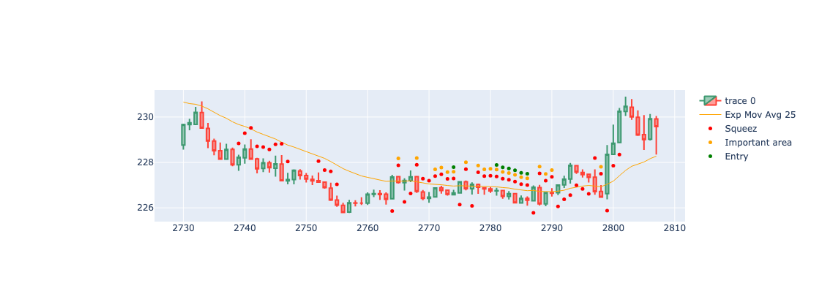
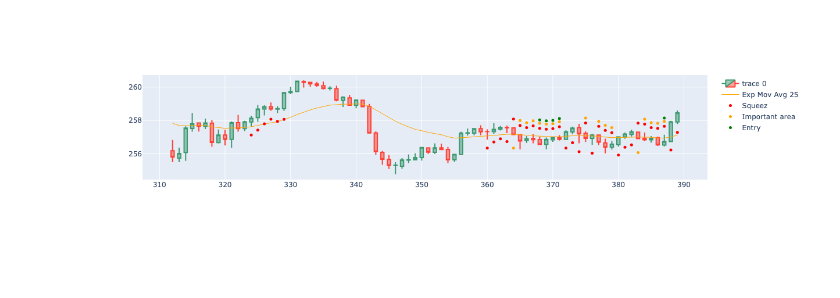
Before and after one commit to gastoncs/jupyter-docker, a Jupyter notebook: app/src/practice/squeez/testBolingerBands-v2.ipynb, the cells around one changed output. Drawn from its saved outputs; the diff is of its cells as text; code cells hidden in the pictures; blank space fills up the shorter version.

Commit message:
Minor changes to Trend functions

```diff
--- a/app/src/practice/squeez/testBolingerBands-v2.ipynb
+++ b/app/src/practice/squeez/testBolingerBands-v2.ipynb
@@ -33,3 +33,8 @@ class EMA25(enum.Enum):
     PRICE_ACCION_NEUTRAL = 0
     PRICE_ACCION_UNDER = 1
     PRICE_ACCION_OVER = 2
+
+class TREND(enum.Enum):
+    NEUTRAL = 0
+    UP = 1
+    DOWN = 2
@@ -95,9 +220,13 @@ def detectPosibleBreak(candle):
 
     return posibleBreak
 
+df['trendDaylyShortTerm'] = detectDailyTrendShortTerm()
+df['trendDaylyLongTerm'] = detectDailyTrendLongTerm()
 df['squeeze'] = df.apply(lambda row: detectSqueeze(row.name), axis=1)
 df['squeezeCloseToEma'] = df.apply(lambda row: detectSqueezeCloseToEMA(row.name), axis=1)
 df['posibleBreak'] = df.apply(lambda row: detectPosibleBreak(row.name), axis=1)
+
+#df.to_csv('squezze.csv', index=False)
 # %%
 def posibleBreakArea(x):
     extraSpace = 1
@@ -170,32 +299,32 @@ import plotly.graph_objects as go
 2418:2496 *
 2496:2574 x
 2574:2652 x
 2652:2730 x
 2730:2808 *
 '''
-dfpl = df[2730:2808]
+dfpl = df[312:390]
 
 fig = go.Figure(
     data=[
         go.Candlestick(
             x=dfpl.index,
             open=dfpl['Open'],
             high=dfpl['High'],
             low=dfpl['Low'],
             close=dfpl['Close']),
         go.Scatter(
             x=dfpl.index,
             y=dfpl['ema25'],
             line=dict(color='orange', width=1),
             name="Exp Mov Avg 25")
     ]
 )
 
 fig.add_scatter(x=dfpl.index, y=dfpl['squezzeArea'], mode="markers", marker=dict(size=5, color="red"), name="Squeez")
 fig.add_scatter(x=dfpl.index, y=dfpl['squeezeCloseToEmaArea'], mode="markers", marker=dict(size=5, color="orange"), name="Important area")
 fig.add_scatter(x=dfpl.index, y=dfpl['posibleBreakArea'], mode="markers", marker=dict(size=5, color="green"), name="Entry")
 
 fig.update_layout(xaxis_rangeslider_visible=False)
 fig.show()
 # %% [output]
-[figure, old version]
+[figure, new version]
```
Also changed, not shown: parts of 2 cells of this notebook, 3 other files.
